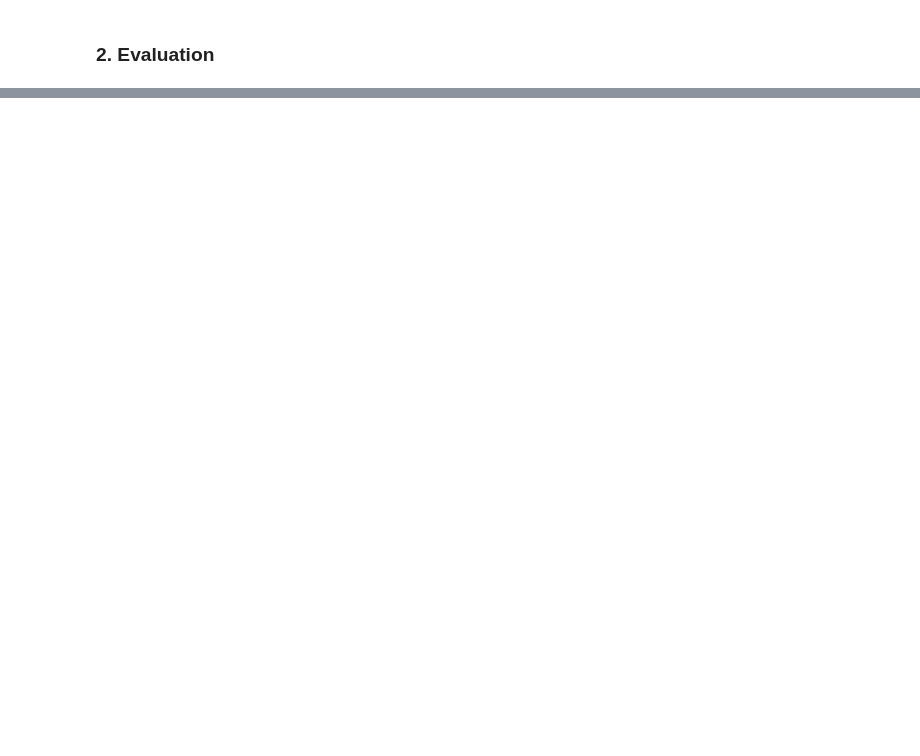
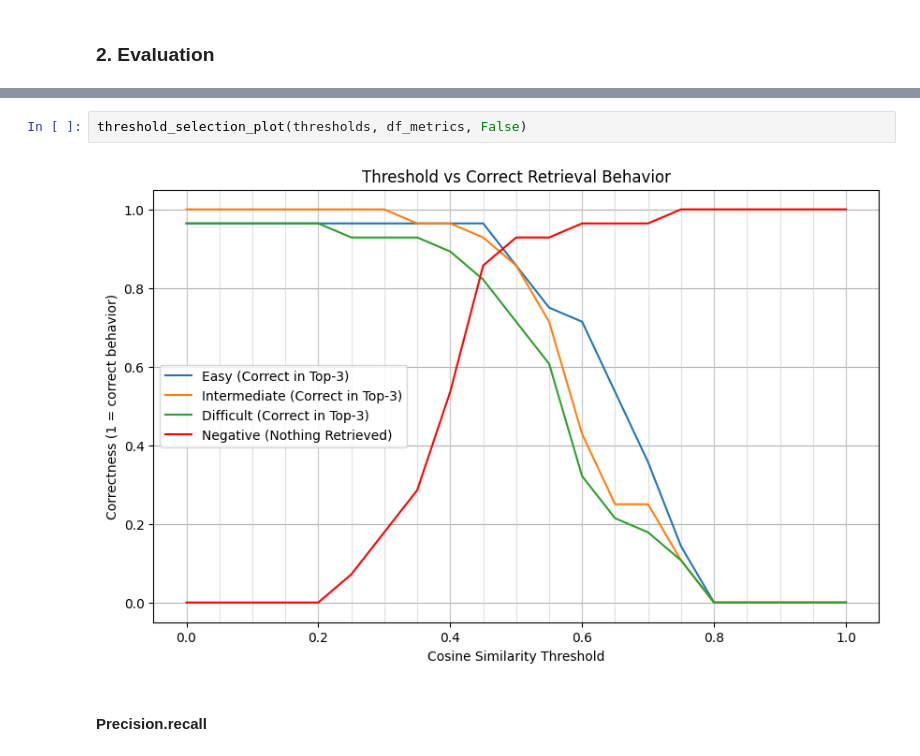
Before and after one commit to FranciscoLemos03/GenAI-PR-2025w, a Jupyter notebook: backend/experiments/experiment_4_threshold.ipynb, the cells around one changed output, grey strips where cells are left out. Saved outputs shown, nothing was run; the diff lists cells and outputs as text; blank space fills up the shorter version.

```diff
--- a/backend/experiments/experiment_4_threshold.ipynb
+++ b/backend/experiments/experiment_4_threshold.ipynb
@@ -221,0 +442,6 @@ plt.show()
+# %%
+threshold_selection_plot(thresholds, df_metrics, False)
+# %% [output]
+[figure, added]
+# %% [markdown]
+#### Precision.recall
```
Also changed, not shown: parts of 21 cells of this notebook.
